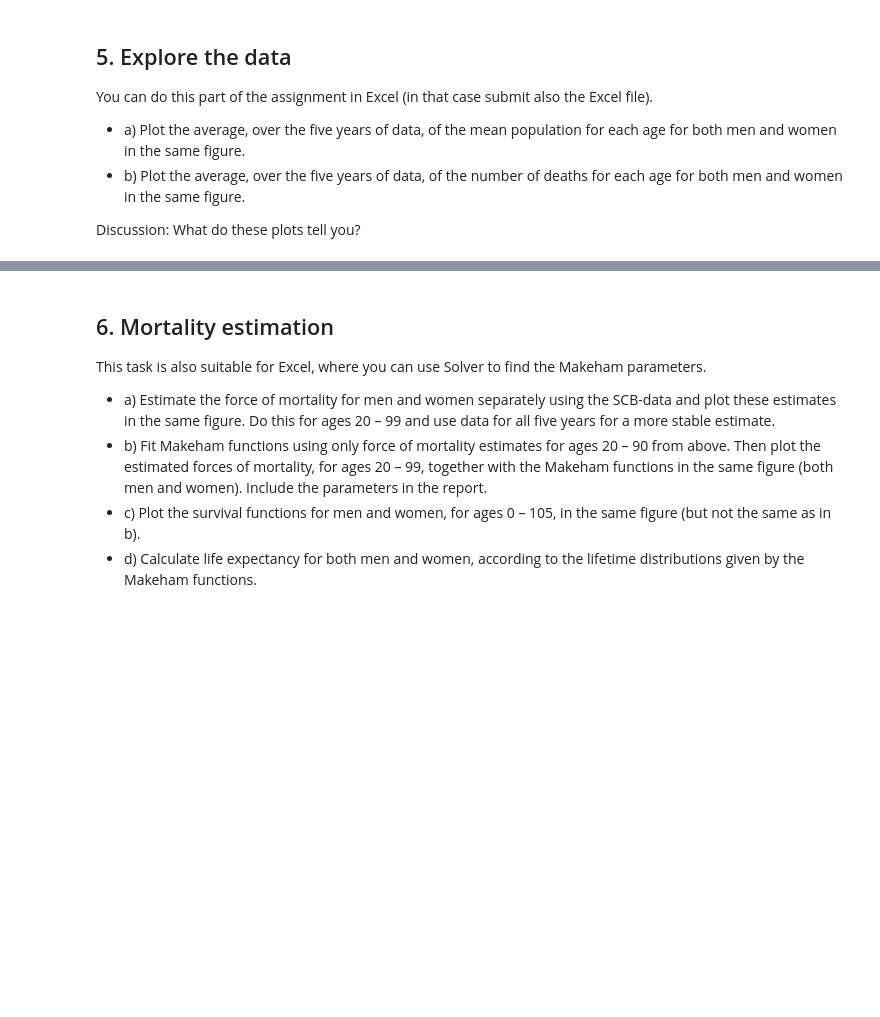
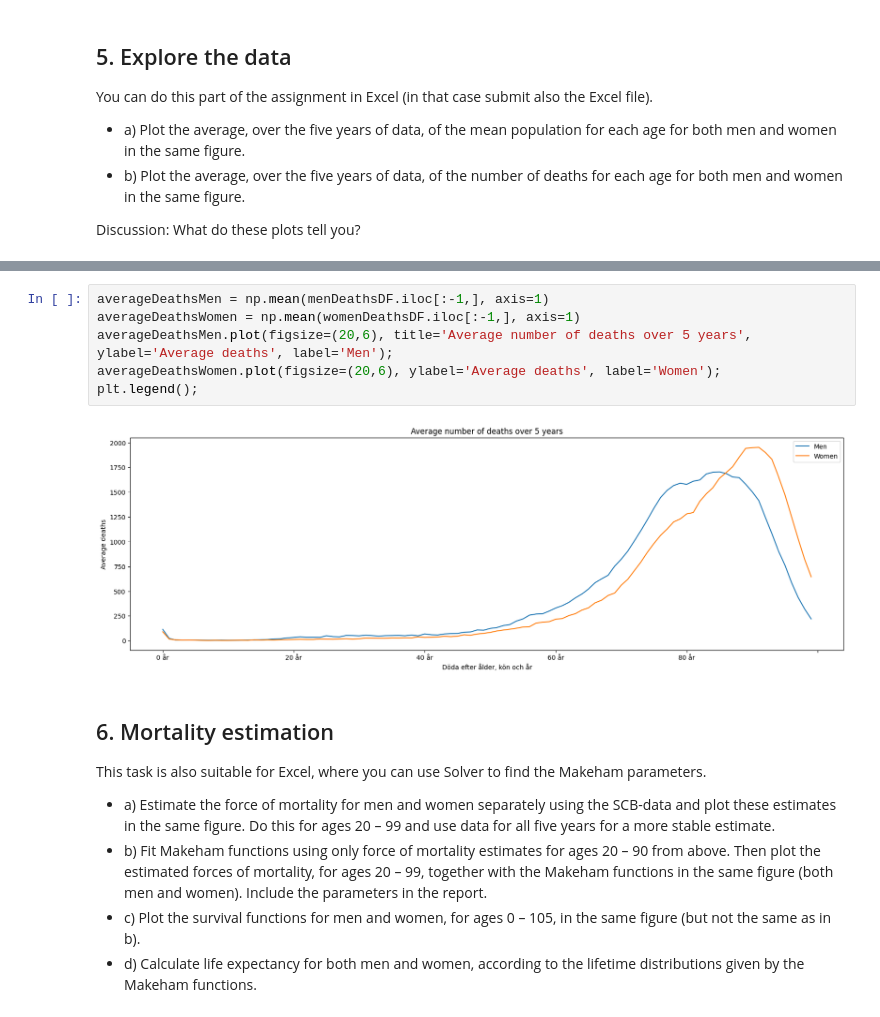
Before and after one commit to JohanHerbert/Lab2_ERM, a Jupyter notebook: Lab2_notebook.ipynb, the cells around one changed output, grey strips where cells are left out. Cells and saved outputs as stored; diff of their text form; blank space fills up the shorter version.

```diff
--- a/Lab2_notebook.ipynb
+++ b/Lab2_notebook.ipynb
@@ -285,3 +459,11 @@ Discussion: What do these plots tell you?
+# %%
+averageDeathsMen = np.mean(menDeathsDF.iloc[:-1,], axis=1)
+averageDeathsWomen = np.mean(womenDeathsDF.iloc[:-1,], axis=1)
+averageDeathsMen.plot(figsize=(20,6), title='Average number of deaths over 5 years', ylabel='Average deaths', label='Men');
+averageDeathsWomen.plot(figsize=(20,6), ylabel='Average deaths', label='Women');
+plt.legend();
+# %% [output]
+[figure, added]
 # %% [markdown]
 ## 6. Mortality estimation
 This task is also suitable for Excel, where you can use Solver to find the Makeham parameters.
```
Also changed, not shown: parts of 13 cells of this notebook, 4 other files.
